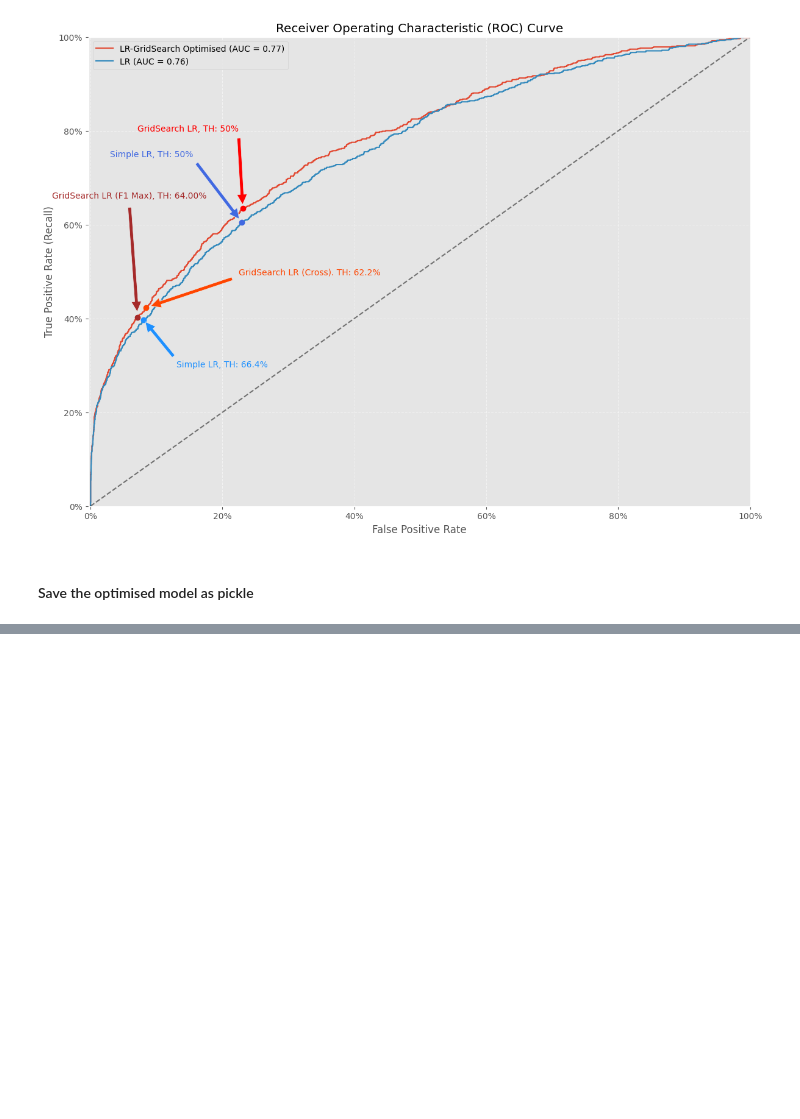
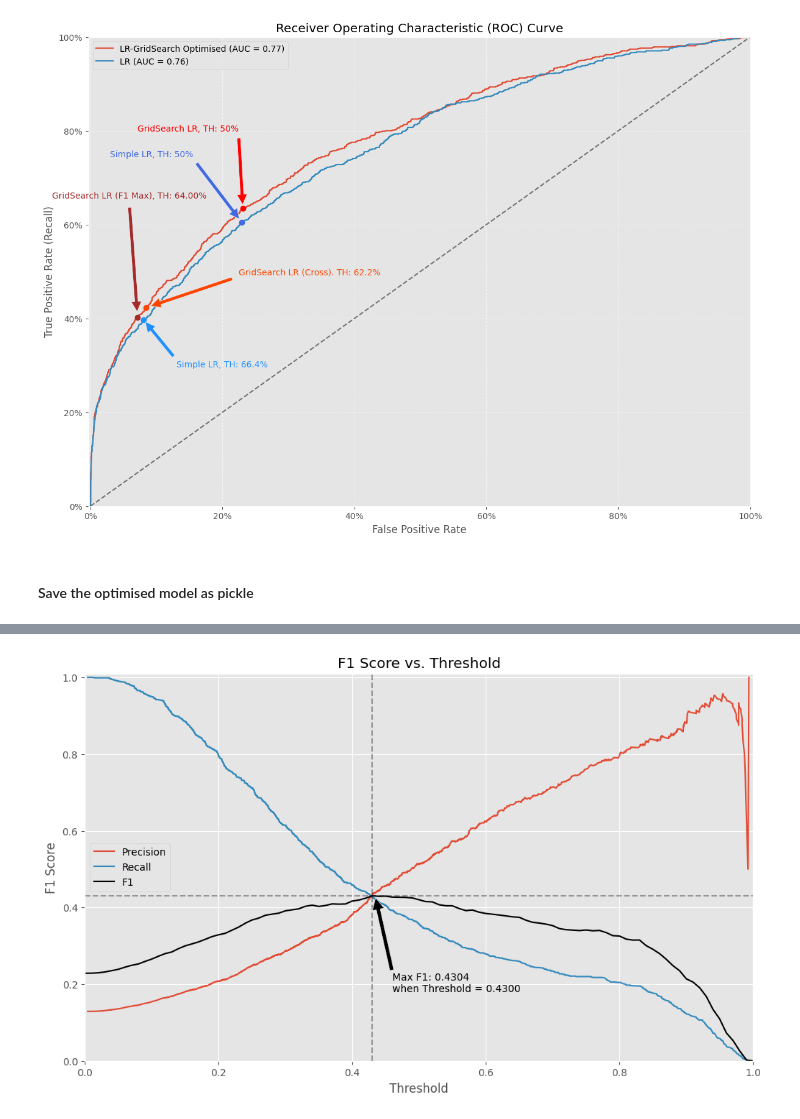
Before and after one commit to Joe-ElM/Used-Cars-Sales, a Jupyter notebook: Notebooks/4. LR Model.ipynb, the cells around one changed output, grey strips where cells are left out. Saved outputs shown, nothing was run; the diff lists cells and outputs as text; code cells hidden in the pictures; blank space fills up the shorter version.

Commit message:
LR Im-Learn has been added with better scores (a bit)

```diff
--- a/Notebooks/4. LR Model.ipynb
+++ b/Notebooks/4. LR Model.ipynb
@@ -462,0 +466,8 @@ pickle.dump(model_lr_grid, open(directory_path + "\\" + filename, "wb"))
+# %%
+n_pos = np.sum(y_train == 1)
+n_neg = np.sum(y_train == 0)
+
+ratio = {1:n_pos * 3, 0:n_neg}
+ROS  = RandomOverSampler(sampling_strategy= ratio, random_state= 42)
+
+X_train_rs, y_train_rs = ROS.fit_resample(X_train, y_train)
@@ -462,0 +502,2 @@ pickle.dump(model_lr_grid, open(directory_path + "\\" + filename, "wb"))
+# %%
+model_lr_im_grid.fit(X_train_rs, y_train_rs)
@@ -462,0 +563,42 @@ pickle.dump(model_lr_grid, open(directory_path + "\\" + filename, "wb"))
+# %%
+# Find the f1 score for each threshold
+plt.style.use('ggplot')
+fig, ax = plt.subplots(figsize= (12,7))
+
+p_curve, r_curve, t_curve =  precision_recall_curve(y_test, model_lr_im_grid.predict_proba(X_test)[:,1])
+plt.plot(t_curve, p_curve[:-1], label = 'Precision')
+plt.plot(t_curve, r_curve[:-1], label = 'Recall')
+# -------------------------------------------------------------------------------------------------
+
+f1 = []
+threshold = np.linspace(0,1,101)
+for level in threshold:
+    y_pred  = model_lr_im_grid.predict_proba(X_test)[:,1] > level
+    f1.append(f1_score(y_test, y_pred))
+# --------------------------------------------------------------
+
+max_f1_index     = np.argmax(f1)
+max_f1_threshold = threshold[max_f1_index]
+max_f1_value     = f1[max_f1_index]
+#---------------------------------------------------------------
+
+sns.lineplot(x   = threshold, y =f1, label = 'F1', color = 'black')
+# plt.scatter([max_f1_threshold], [f1[max_f1_index]], marker='o', s = 175, color='blue', alpha=0.2, label='Max F1')
+plt.axvline(x = max_f1_threshold, linestyle='--', color = 'black', alpha = 0.35)
+plt.axhline(y = f1[max_f1_index], linestyle='--', color='black'  , alpha=0.35)
+
+
+plt.annotate(f'Max F1: {max_f1_value:.4f} \nwhen Threshold = {max_f1_threshold:.4f}',
+             xy         = (max_f1_threshold + 0.005, max_f1_value - 0.005),
+             xytext     = (max_f1_threshold + 0.03, max_f1_value - 0.25),
+             arrowprops = dict(facecolor='black'),
+             )
+
+
+plt.xlabel('Threshold')
+plt.ylabel('F1 Score')
+plt.title('F1 Score vs. Threshold')
+ax.set_xlim(left   = 0, right = 1)
+ax.set_ylim(bottom = 0, top = 1.01);
+# %% [output]
+[figure, added]
```
Also changed, not shown: parts of 7 cells of this notebook, 3 other files.
